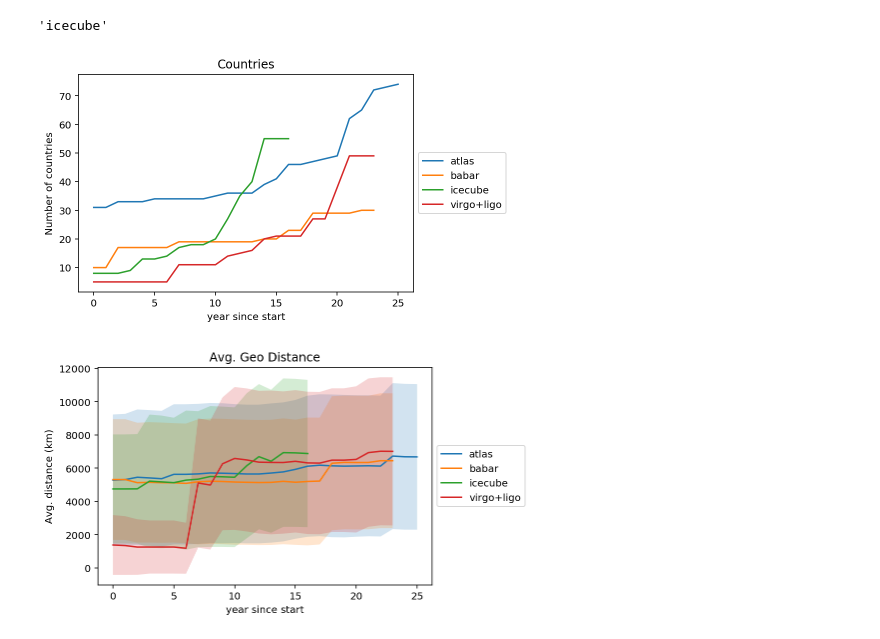
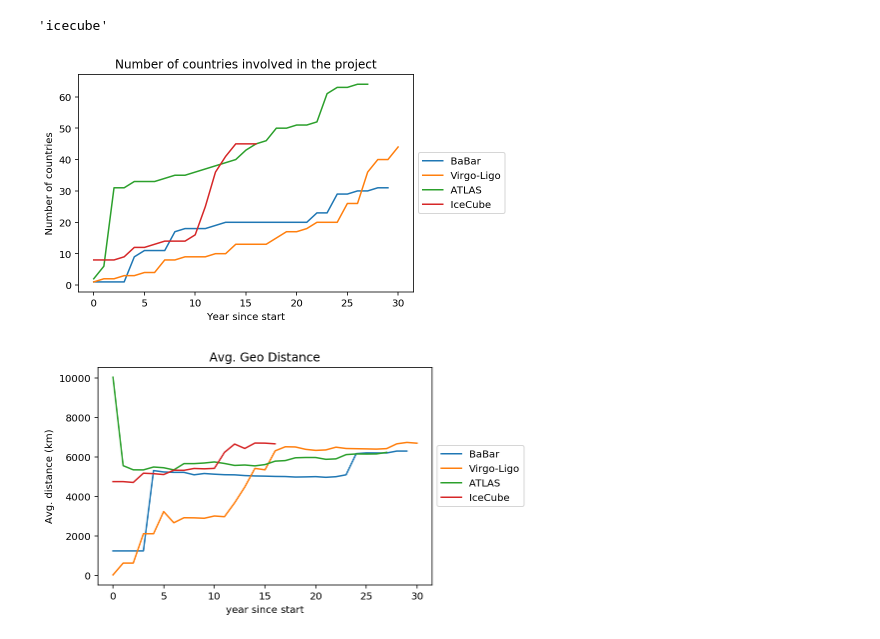
Before and after one commit to filipinascimento/bigscience, a Jupyter notebook: Notebooks/InspireAnalysis.ipynb, the cells around one changed output. Saved outputs shown, nothing was run; the diff lists cells and outputs as text; code cells hidden in the pictures.

```diff
--- a/Notebooks/InspireAnalysis.ipynb
+++ b/Notebooks/InspireAnalysis.ipynb
@@ -990,7 +990,7 @@ collaborationWordsSets = {
   "ATLAS":"atlas+atlas experiment",
   "IceCube":"icecube"
 }
-saveNetwork = False;
+saveNetwork = True;
 
 plotCategory = "Field"
 HEPEntriesByCollaboration = {};
@@ -1126,7 +1126,7 @@ for collaborationName,collaborationWords in collaborationWordsSets.items():
     if(maxYear in plotAuthorsByYear):
       allAuthorsSet = (plotAuthorsByYear[maxYear]);
       participatingAuthorsSet = (participatingAuthorsByYear[maxYear]);
-      allTimeAuthorsSet.update(participatingAuthorsSet)
+      allTimeAuthorsSet.update(allAuthorsSet)
     plotCumulativeAuthorsCount.append(len(allAuthorsSet));
     plotParticipatingAuthorsCount.append(len(participatingAuthorsSet));
     plotAllTimeAuthorsCount.append(len(allTimeAuthorsSet));
@@ -1213,7 +1213,7 @@ for collaborationName,collaborationWords in collaborationWordsSets.items():
   ax.set_title(collaborationName)
   ax.set_xlabel("Year")
   ax.set_ylabel("Num. of institutions")
-  plt.ylim(0,1400)
+  plt.ylim(0,1000)
   plt.savefig("../Figures/institutions_%s.pdf"%collaborationName)
   plt.show()
 # %% [output]
@@ -1264,18 +1311,17 @@ fig = plt.figure()
 ax = plt.subplot(111)
 
 for collaborationName in authorCountsByProject:
-  plotAuthorsYears,plotCumulativeAuthorsCount = authorCountsByProject[collaborationName];
-#   ax.plot(plotAuthorsYears,plotCumulativeAuthorsCount,label=collaborationName);
-  ax.plot(range(1,len(plotCumulativeAuthorsCount)+1),plotCumulativeAuthorsCount,label=collaborationName);
+  plotAuthorsYears,plotPaticipatingAuthorsCount = authorCountsByProject[collaborationName];
+  ax.plot(range(1,len(plotPaticipatingAuthorsCount)+1),plotPaticipatingAuthorsCount,label=collaborationName);
 
 box = ax.get_position()
 ax.set_position([box.x0, box.y0, box.width * 0.8, box.height])
 
 ax.legend(loc='center left', bbox_to_anchor=(1, 0.5))
 # Put a legend to the right of the current axis
-ax.set_title("Authors participation over the years")
+ax.set_title("Number of participating authors")
 ax.set_xlabel("Years since the start of the project")
 ax.set_ylabel("Number of authors")
-plt.savefig("../Figures/yearlyAuthors.pdf")
+plt.savefig("../Figures/participatingAuthors.pdf")
 plt.show()
 # %% [output]
@@ -1285,8 +1331,8 @@ fig = plt.figure()
 ax = plt.subplot(111)
 
 for collaborationName in authorCountsByProject:
-  plotAuthorsYears,plotCumulativeAuthorsCount = authorCountsByProject[collaborationName];
-  ax.plot(range(1,len(plotCumulativeAuthorsCount)+1),plotCumulativeAuthorsCount,label=collaborationName);
+  plotAuthorsYears,plotAllTimeAuthorsCount = authorAllTimeCountsByProject[collaborationName];
+  ax.plot(range(1,len(plotAllTimeAuthorsCount)+1),plotAllTimeAuthorsCount,label=collaborationName);
 
 box = ax.get_position()
 ax.set_position([box.x0, box.y0, box.width * 0.8, box.height])
@@ -1726,10 +1768,10 @@ collaborationName
 # %%
 import geopy.distance
 projects = [
-  ("atlas", 1992,1994,2020),
-  ("babar", 1994,1996,2020),
-  ("icecube", 2001,2003,2020),
-  ("virgo+ligo", 1993,1996,2020),
+  ("BaBar", 1989,1990,2020),
+  ("Virgo-Ligo", 1988,1989,2020),
+  ("ATLAS", 1985,1992,2020),
+  ("IceCube", 2000,2003,2020),
 ]
 
 plotDataForCollaboration = {}
@@ -1761,26 +1803,27 @@ for collaborationName in plotDataForCollaboration:
   ax.plot(range(len(years)),countriesByYear,label=collaborationName);
 
 ax.legend(loc='center left', bbox_to_anchor=(1, 0.5))
-ax.set_title("Countries")
-ax.set_xlabel("year since start")
+ax.set_title("Number of countries involved in the project")
+ax.set_xlabel("Year since start")
 ax.set_ylabel("Number of countries")
+plt.savefig("../Figures/countries.pdf")
 plt.show()
 # %% [output]
-[figure, old version]
+[figure, new version]
 # %%
 fig = plt.figure()
 ax = plt.subplot(111)
 for collaborationName in plotDataForCollaboration:
   countriesByYear,averageDistanceByYear,stdDistanceByYear,years = plotDataForCollaboration[collaborationName]
   averageDistanceByYear = np.array(averageDistanceByYear)
   stdDistanceByYear = np.array(stdDistanceByYear)
   ax.plot(range(len(years)),averageDistanceByYear,label=collaborationName);
-  ax.fill_between(range(len(years)),averageDistanceByYear-stdDistanceByYear,averageDistanceByYear+stdDistanceByYear,alpha=0.2);
+#   ax.fill_between(range(len(years)),averageDistanceByYear-stdDistanceByYear,averageDistanceByYear+stdDistanceByYear,alpha=0.2);
 
 ax.legend(loc='center left', bbox_to_anchor=(1, 0.5))
 ax.set_title("Avg. Geo Distance")
 ax.set_xlabel("year since start")
 ax.set_ylabel("Avg. distance (km)")
 plt.show()
 # %% [output]
-[figure, old version]
+[figure, new version]
```
Also changed, not shown: parts of 11 cells of this notebook, 23 other files.
